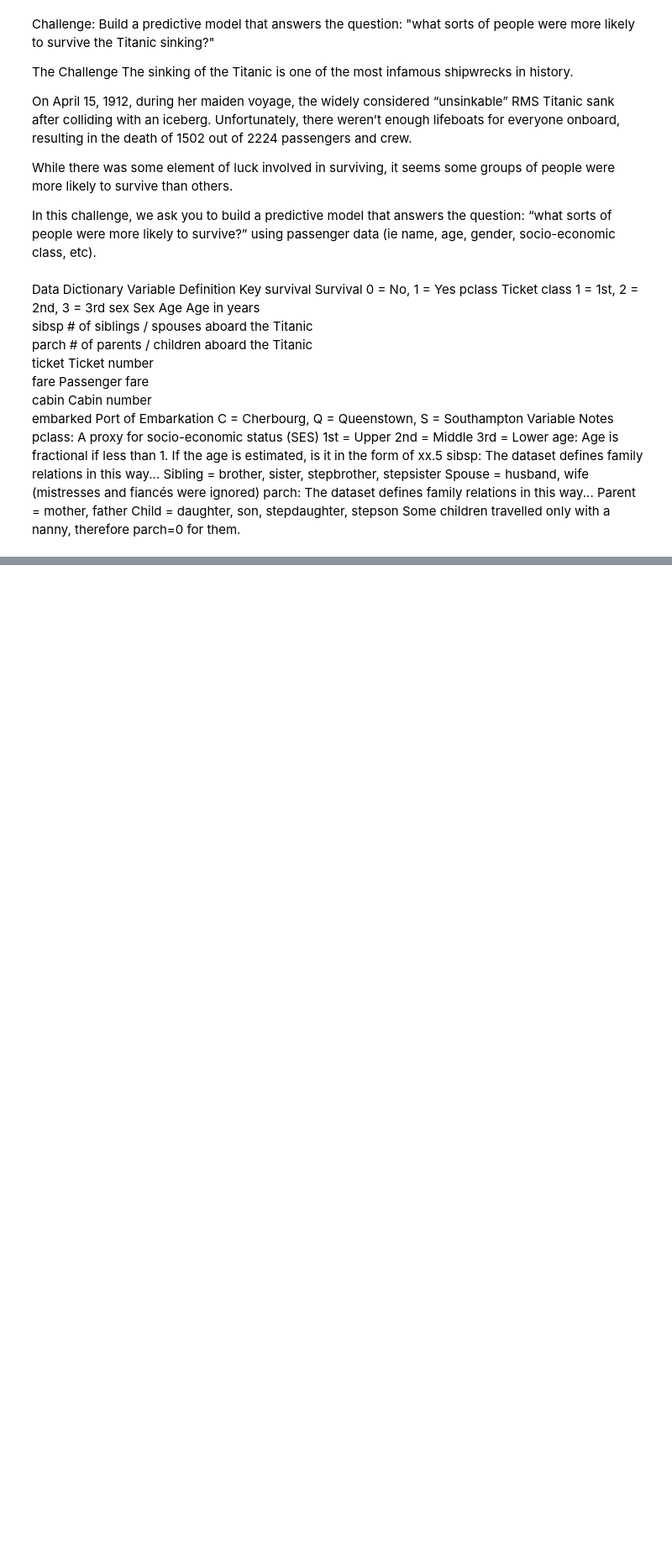
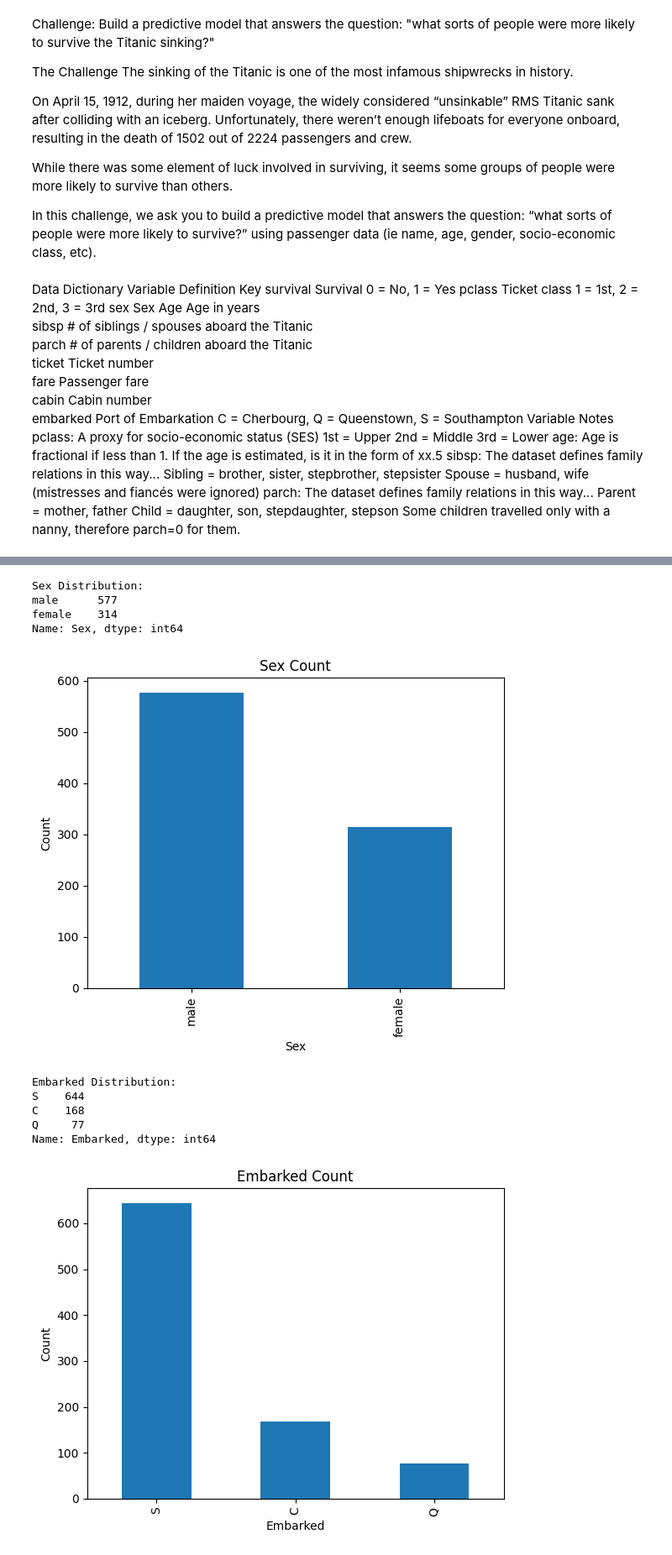
Before and after one commit to tomh1988-8/kaggle_titanic, a Jupyter notebook: Scripts/kaggle_titanic.ipynb, the cells around one changed output, grey strips where cells are left out. Shown: that part at 84% size. Cells and saved outputs as stored; diff of their text form; code cells hidden in the pictures; blank space fills up the shorter version.

```diff
--- a/Scripts/kaggle_titanic.ipynb
+++ b/Scripts/kaggle_titanic.ipynb
@@ -78,0 +139,21 @@ Train Data Head:
+# %%
+categorical_cols = ['Sex', 'Embarked', 'Pclass']
+for col in categorical_cols:
+    print(f"\n{col} Distribution:")
+    print(train_data[col].value_counts())
+    train_data[col].value_counts().plot(kind='bar', title=f'{col} Count')
+    plt.xlabel(col)
+    plt.ylabel("Count")
+    plt.show()
+# %% [output]
+Sex Distribution:
+male      577
+female    314
+Name: Sex, dtype: int64
+[figure, added]
+Embarked Distribution:
+S    644
+C    168
+Q     77
+Name: Embarked, dtype: int64
+[figure, added]
```
Also changed, not shown: parts of 16 cells of this notebook.
